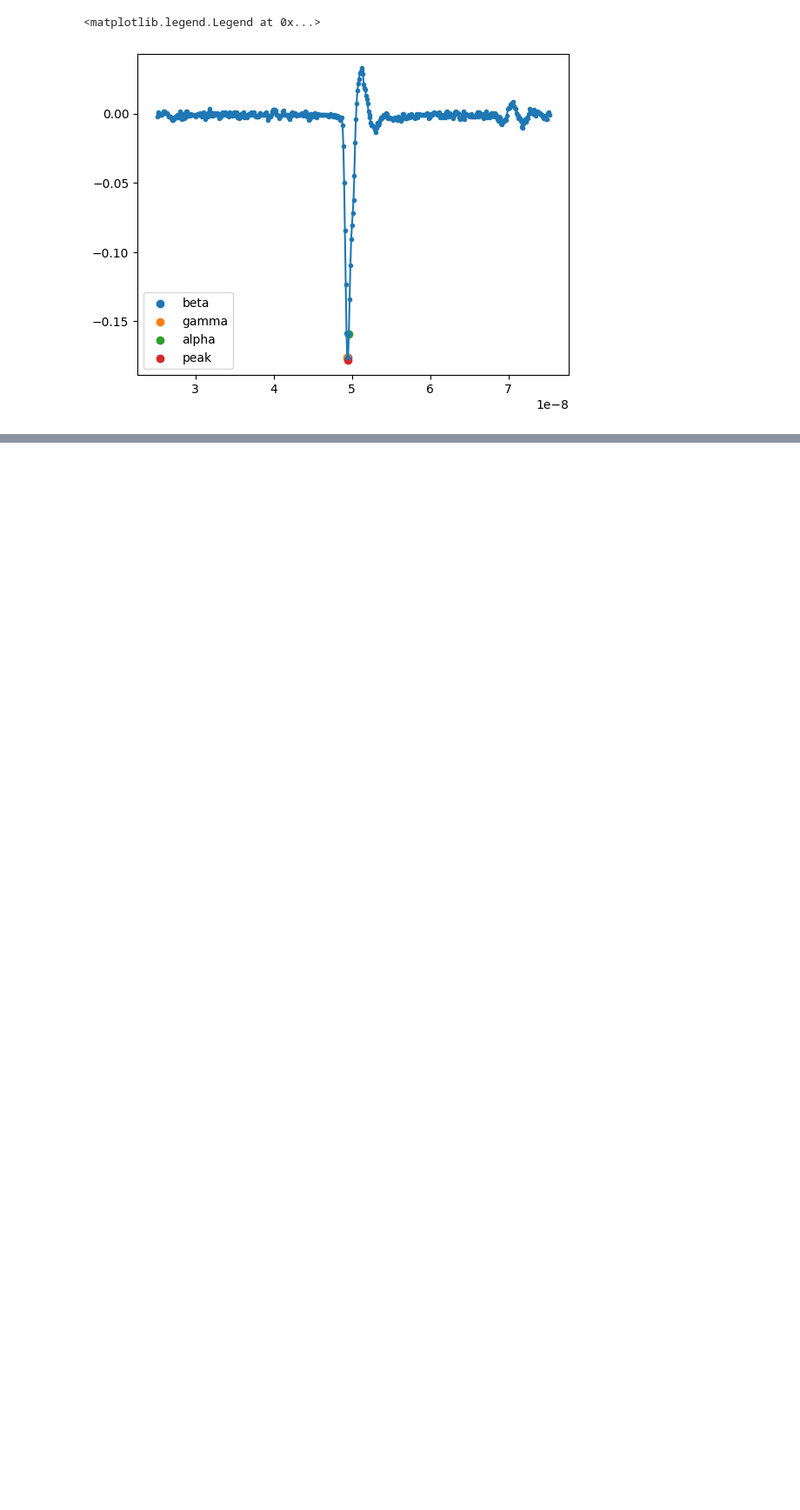
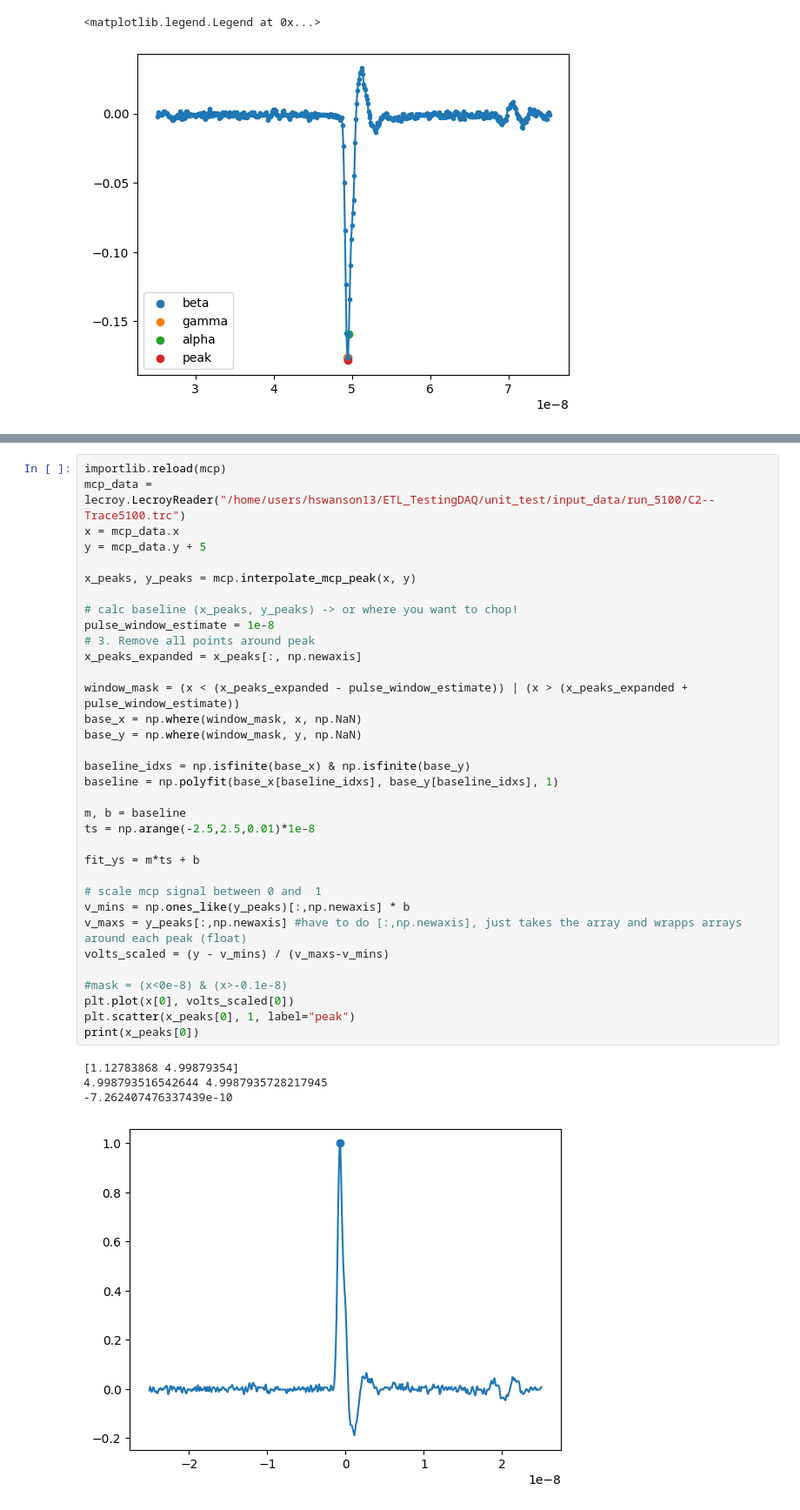
Before and after one commit to leonardolanteri/ETL_TestingDAQ, a Jupyter notebook: notebooks/mcp_manual_fitter.ipynb, the cells around one changed output, grey strips where cells are left out. Shown at 87% size. Drawn from its saved outputs; the diff is of its cells as text; blank space fills up the shorter version.

Commit message:
baseline calculation, need to check ringing if it affects fit and why slope is 1

```diff
--- a/notebooks/mcp_manual_fitter.ipynb
+++ b/notebooks/mcp_manual_fitter.ipynb
@@ -147,0 +96,39 @@ plt.scatter(x_max[0], y_max[0], label="peak")
+# %%
+importlib.reload(mcp)
+mcp_data = lecroy.LecroyReader("/home/users/hswanson13/ETL_TestingDAQ/unit_test/input_data/run_5100/C2--Trace5100.trc")
+x = mcp_data.x
+y = mcp_data.y + 5
+
+x_peaks, y_peaks = mcp.interpolate_mcp_peak(x, y)
+
+# calc baseline (x_peaks, y_peaks) -> or where you want to chop!
+pulse_window_estimate = 1e-8
+# 3. Remove all points around peak
+x_peaks_expanded = x_peaks[:, np.newaxis]
+
+window_mask = (x < (x_peaks_expanded - pulse_window_estimate)) | (x > (x_peaks_expanded + pulse_window_estimate))
+base_x = np.where(window_mask, x, np.NaN)
+base_y = np.where(window_mask, y, np.NaN)
+
+baseline_idxs = np.isfinite(base_x) & np.isfinite(base_y)
+baseline = np.polyfit(base_x[baseline_idxs], base_y[baseline_idxs], 1)
+
+m, b = baseline
+ts = np.arange(-2.5,2.5,0.01)*1e-8
+
+fit_ys = m*ts + b
+
+# scale mcp signal between 0 and  1
+v_mins = np.ones_like(y_peaks)[:,np.newaxis] * b
+v_maxs = y_peaks[:,np.newaxis] #have to do [:,np.newaxis], just takes the array and wrapps arrays around each peak (float)
+volts_scaled = (y - v_mins) / (v_maxs-v_mins)
+
+#mask = (x<0e-8) & (x>-0.1e-8)
+plt.plot(x[0], volts_scaled[0])
+plt.scatter(x_peaks[0], 1, label="peak")
+print(x_peaks[0])
+# %% [output]
+[1.12783868 4.99879354]
+4.998793516542644 4.9987935728217945
+-7.262407476337439e-10
+[figure, added]
```
Also changed, not shown: parts of 4 cells of this notebook, 1 other file.
